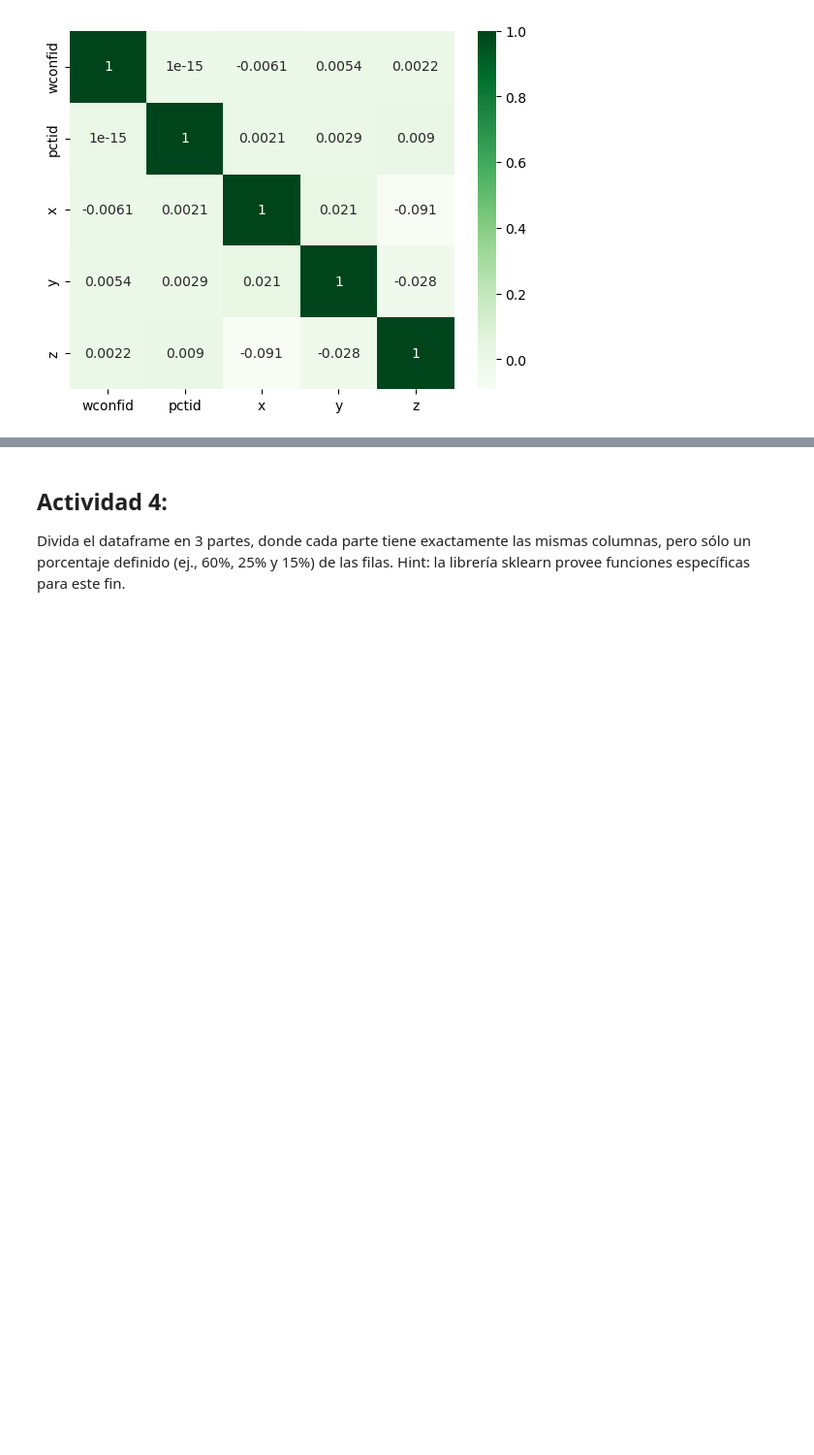
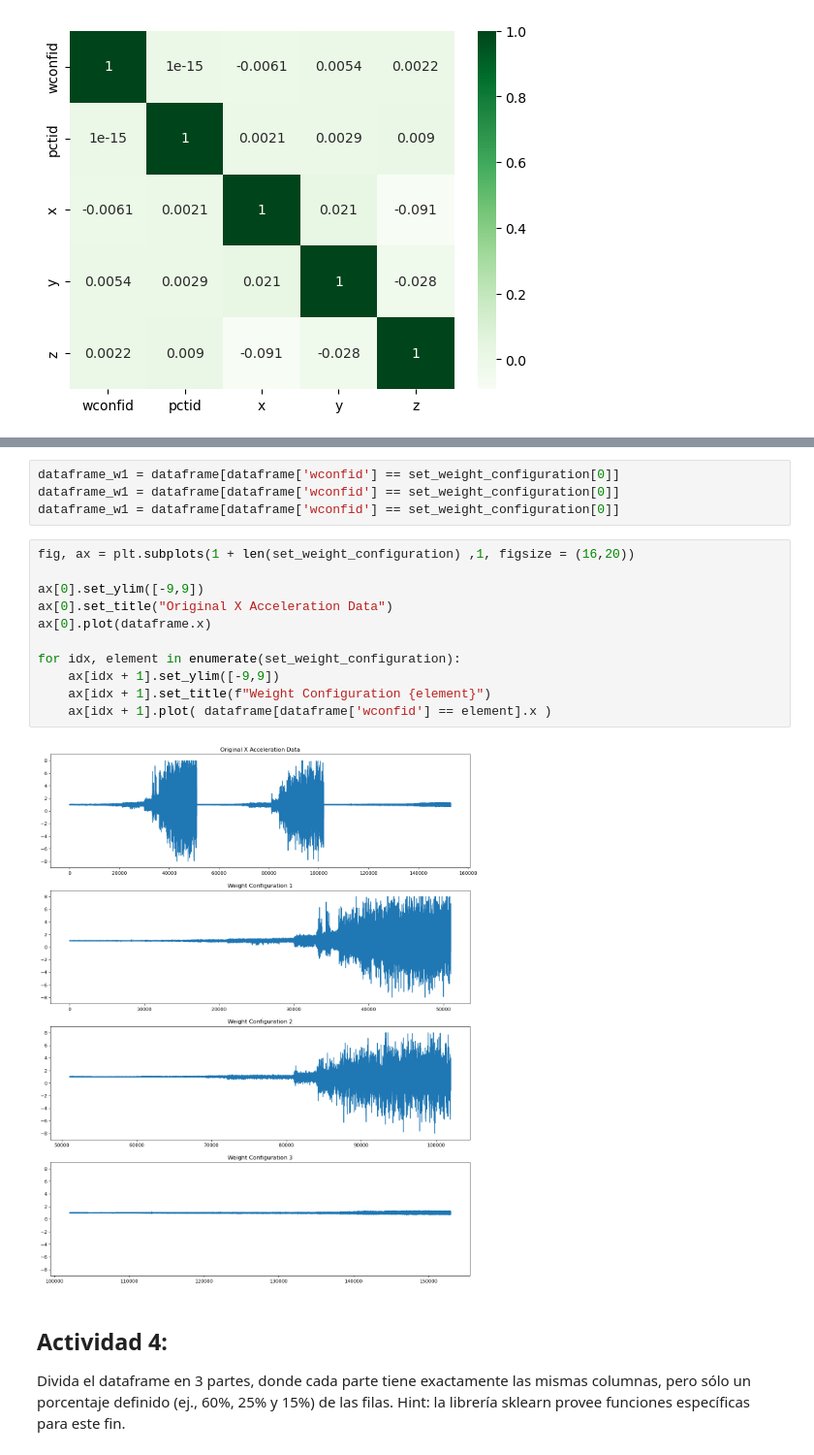
Before and after one commit to fbientrigo/machine-learning, a Jupyter notebook: Curso IA/Trabajo 1/Trabajo1_20230322.ipynb, the cells around one changed output, grey strips where cells are left out. Shown at 97% size. Saved outputs shown, nothing was run; the diff lists cells and outputs as text; blank space fills up the shorter version.

```diff
--- a/Curso IA/Trabajo 1/Trabajo1_20230322.ipynb
+++ b/Curso IA/Trabajo 1/Trabajo1_20230322.ipynb
@@ -152,3 +202,20 @@ AttributeError: 'DataFrame' object has no attribute 'scatter_plots'
+# %%
+dataframe_w1 = dataframe[dataframe['wconfid'] == set_weight_configuration[0]]
+dataframe_w1 = dataframe[dataframe['wconfid'] == set_weight_configuration[0]]
+dataframe_w1 = dataframe[dataframe['wconfid'] == set_weight_configuration[0]]
+# %%
+fig, ax = plt.subplots(1 + len(set_weight_configuration) ,1, figsize = (16,20))
+
+ax[0].set_ylim([-9,9])
+ax[0].set_title("Original X Acceleration Data")
+ax[0].plot(dataframe.x)
+
+for idx, element in enumerate(set_weight_configuration):
+    ax[idx + 1].set_ylim([-9,9])
+    ax[idx + 1].set_title(f"Weight Configuration {element}")
+    ax[idx + 1].plot( dataframe[dataframe['wconfid'] == element].x )
+# %% [output]
+[figure, added]
 # %% [markdown]
 ## Actividad 4:
 Divida el dataframe en 3 partes, donde cada parte tiene exactamente las mismas columnas, pero sólo un porcentaje definido (ej., 60%, 25% y 15%) de las filas. Hint: la librería sklearn provee funciones específicas para este fin.
```
Also changed, not shown: parts of 7 cells of this notebook.
